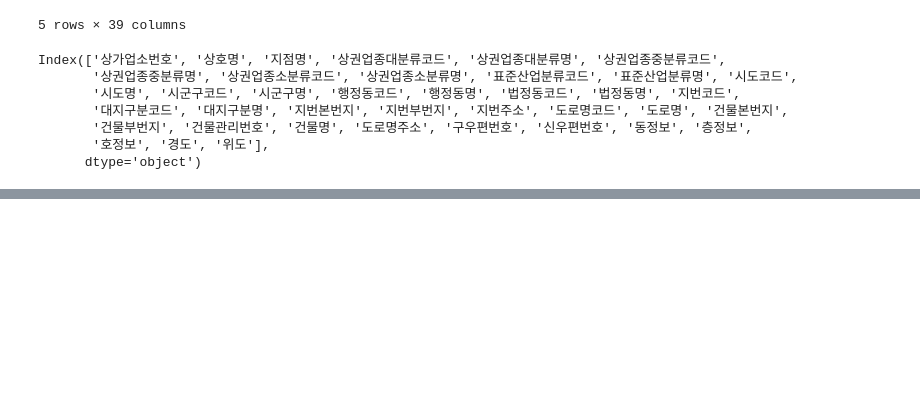
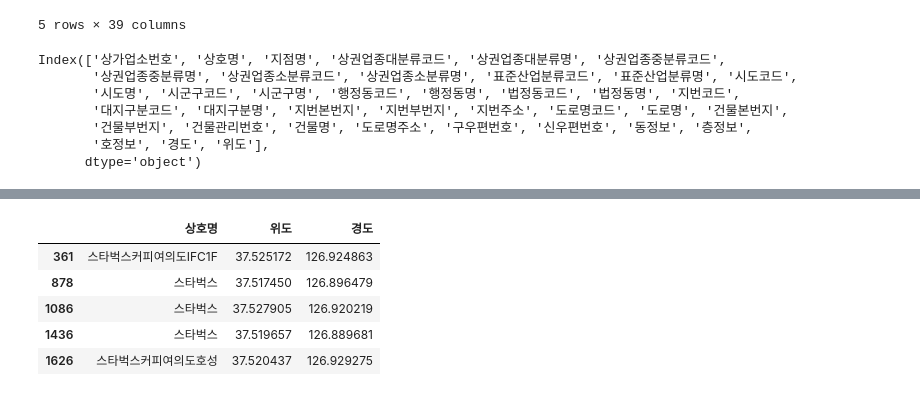
Before and after one commit to beegramin9/DataScience, a Jupyter notebook: 07_RestAPI/07_커피.ipynb, the cells around one changed output, grey strips where cells are left out. Drawn from its saved outputs; the diff is of its cells as text; code cells hidden in the pictures; blank space fills up the shorter version.

```diff
--- a/07_RestAPI/07_커피.ipynb
+++ b/07_RestAPI/07_커피.ipynb
@@ -40,0 +95,9 @@ mapping
+# %%
+starbucks[['상호명','위도','경도']].head()
+# %% [output]
+|  | 상호명 | 위도 | 경도 |
+| 361 | 스타벅스커피여의도IFC1F | 37.525172 | 126.924863 |
+| 878 | 스타벅스 | 37.517450 | 126.896479 |
+| 1086 | 스타벅스 | 37.527905 | 126.920219 |
+| 1436 | 스타벅스 | 37.519657 | 126.889681 |
+| 1626 | 스타벅스커피여의도호성 | 37.520437 | 126.929275 |
```
Also changed, not shown: parts of 22 cells of this notebook, 10 other files.
